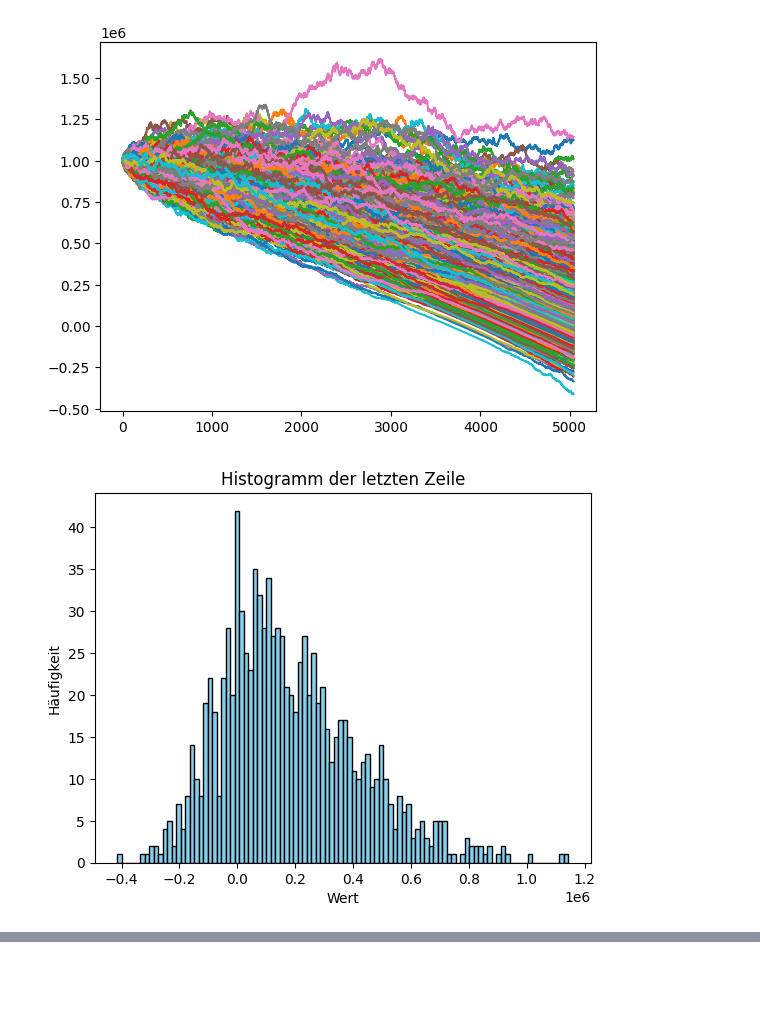
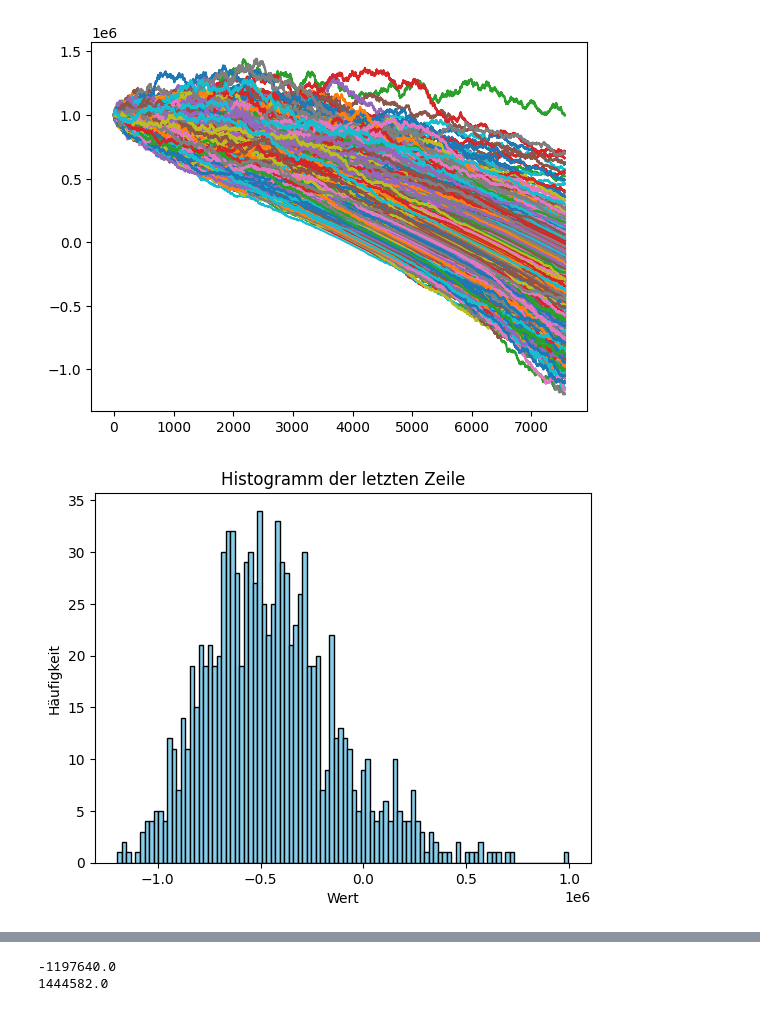
Before and after one commit to smerinobluewin/hello-world, a Jupyter notebook: brown_learning.ipynb, the cells around one changed output, grey strips where cells are left out. Cells and saved outputs as stored; diff of their text form; code cells hidden in the pictures; blank space fills up the shorter version.

```diff
--- a/brown_learning.ipynb
+++ b/brown_learning.ipynb
@@ -1,9 +1,12 @@
 # %% [markdown]
 <a href="https://colab.research.google.com/github/smerinobluewin/hello-world/blob/master/brown_learning.ipynb" target="_parent"><img src="https://colab.research.google.com/assets/colab-badge.svg" alt="Open In Colab"/></a>
 # %%
+from PIL.Image import SupportsArrayInterface
 import random
 import numpy as np
 import matplotlib.pyplot as plt
+import seaborn as sns
+import matplotlib.colors as colors
 
 
 
@@ -12,10 +15,11 @@ import matplotlib.pyplot as plt
 
 mu=0.03
 sigma=0.05
-S1=1000000
+Sstart=1000000
+S1=Sstart
 C=60000
 Npath=1000                   # number of simulation paths
-N= 20*252                        # number of time steps (days)
+N= 30*252                    # number of time steps (days)
 dt=1/252                      # 252 trading days
 S1=S1*np.ones((1, Npath))  # initialize row vector of length Npath to build matrix of paths
 S1=np.round(S1,0)
@@ -40,32 +44,65 @@ for number in range(1,N):
   #St=np.column_stack((St,S))
 
 DATA=np.round(DATA,0)
 #print(DATA)
 #print(f"{DATA=}")
 #print(St[1:10])
 #print(St[-1])
 
 data=DATA.flatten()
 #print(data[1:11])
 
 # Analogous to plot(x) in MATLAB
 #plt.plot(DATA[:,1])
 #plt.show()
 
 plt.plot(DATA)
 plt.show()
 
 plt.hist(DATA[-1], bins=100, color='skyblue', edgecolor='black')
 plt.title("Histogramm der letzten Zeile")
 plt.xlabel("Wert")
 plt.ylabel("Häufigkeit")
 plt.show()
 
+plt.imshow(DATA, cmap='viridis', origin='lower') # 'cmap' definiert das Farbschema
+plt.colorbar() # Fügt die Farbskala an der Seite hinzu
+plt.title("2D-Matrix Visualisierung")
+plt.show()
+
+
+
+
+
+# Beispiel: Werte von -50 bis +100
+#data = np.random.uniform(-50, 100, (10, 10))
+
+# Normierung: - SStart ist das Minimum, 0 ist die Mitte (Weiss), Sstart ist das Maximum
+minDATA = DATA.min()
+maxDATA = DATA.max()
+
+print(f"{minDATA}")
+print(f"{maxDATA}")
+
+norm = colors.TwoSlopeNorm(vmin=minDATA, vcenter=0, vmax=maxDATA)
+plt.imshow(DATA, cmap='RdBu', norm=norm)
+plt.colorbar()
+plt.show()
+
+plt.imshow(DATA, cmap='RdBu', norm=norm)
+plt.colorbar()
+plt.show()
+
+
+
+#sns.heatmap(DATA, annot=True, cmap='YlGnBu')
+#plt.show()
+
 #plt.hist(data, bins=100, color='skyblue', edgecolor='black')
 #plt.title("Mein erstes Histogramm")
 #plt.xlabel("Werte")
 #plt.ylabel("Häufigkeit")
 #plt.show()
 # %% [output]
-[figure, old version]
+[figure, new version]
-[figure, old version]
+[figure, new version]
@@ -71,0 +110,2 @@ plt.show()
+-1197640.0
+1444582.0
```
Also changed, not shown: parts of 1 cell of this notebook.
